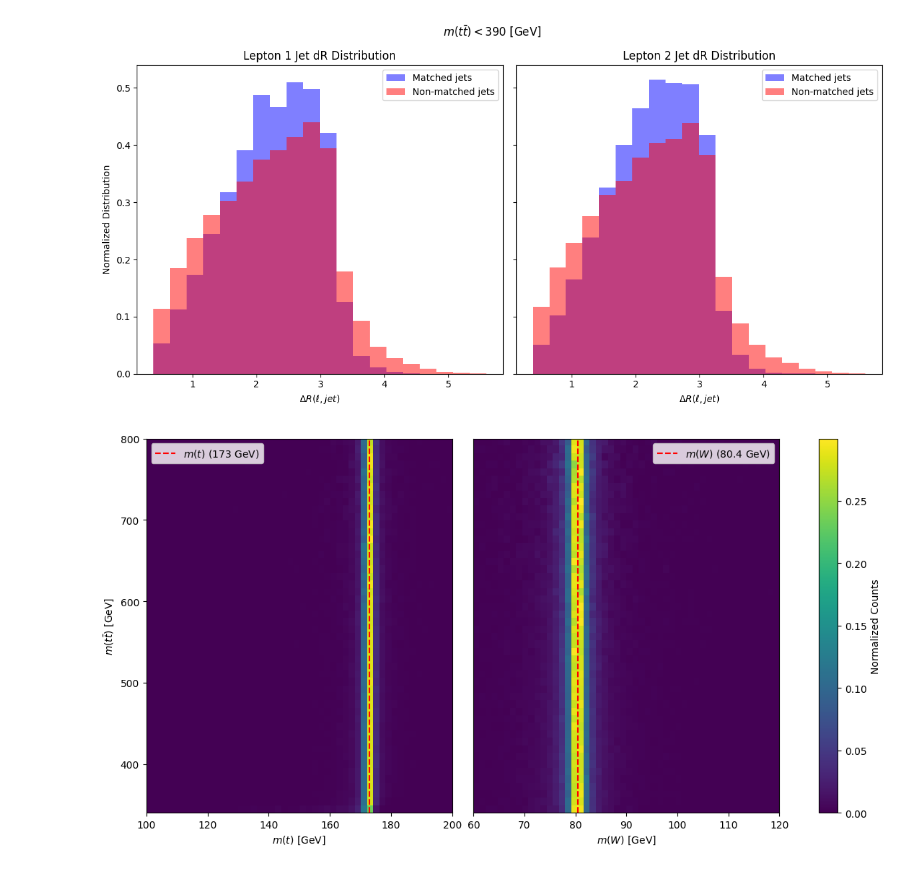
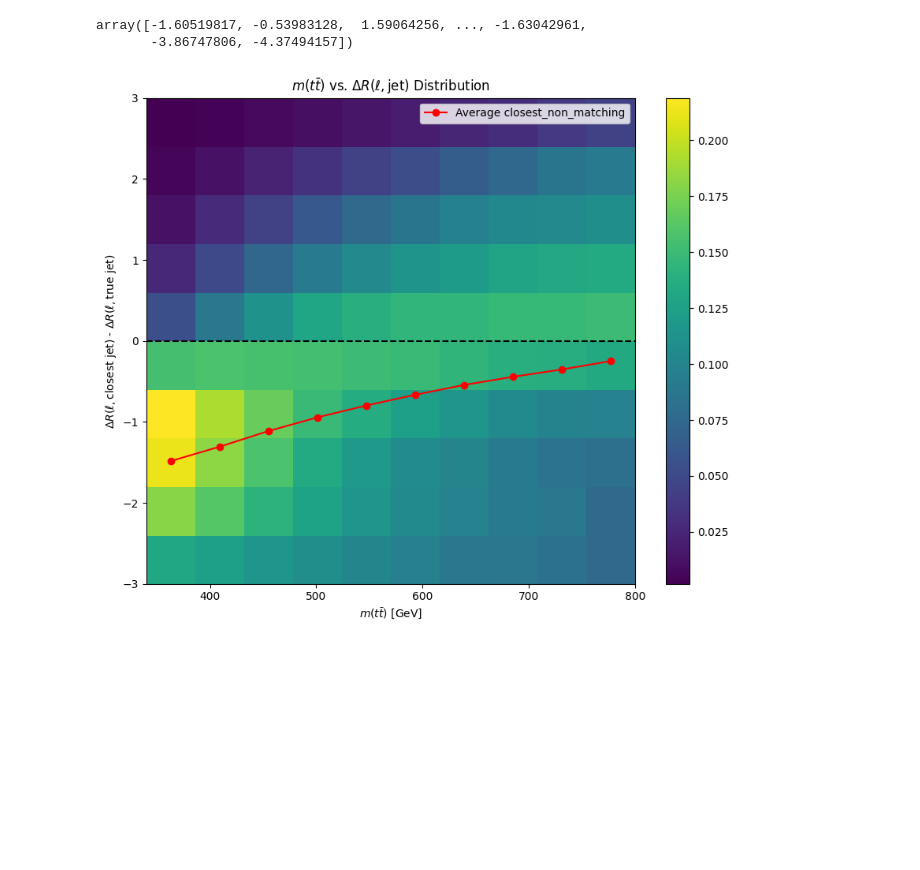
Before and after one commit to simi216/mva-trainer, a Jupyter notebook: notebooks/Feature_plotting.ipynb, the cells around one changed output. Drawn from its saved outputs; the diff is of its cells as text; code cells hidden in the pictures; blank space fills up the shorter version.

```diff
--- a/notebooks/Feature_plotting.ipynb
+++ b/notebooks/Feature_plotting.ipynb
@@ -221,38 +43,24 @@ fig.savefig(PLOTS_DIR + "lepton_jet_mass_distribution.png")
-# %%
-fig, ax = plot_lepton_jet_distributions(jet_dR_lep_jet[ttbar_mass < 390e3], mc_weight[ttbar_mass < 390e3], truth_index[ttbar_mass < 390e3])
-ax[0].set_xlabel("$\Delta R(\ell,jet)$")
-ax[1].set_xlabel("$\Delta R(\ell,jet)$")
-ax[0].set_ylabel("Normalized Distribution")
-ax[0].set_title("Lepton 1 Jet dR Distribution")
-ax[1].set_title("Lepton 2 Jet dR Distribution")
-ax[0].legend()
-ax[1].legend()
-fig.suptitle(r"$m(t\bar{t}) < 390$ [GeV]")
-fig.tight_layout()
-fig.savefig(PLOTS_DIR + "lepton_jet_dR_distribution_m_tt_390Gev.png")
-# %% [output]
-[figure, removed]
-# %%
-fig, ax = plt.subplots(1, 2, figsize=(12, 6))
-top_mass_hist_counts, ttbar_mass_edges, top_mass_edges = np.histogram2d(np.concatenate([ttbar_mass/1e3,ttbar_mass/1e3]), np.concatenate([top_mass/1e3, tbar_mass/1e3]), bins=(50, 50), range =[[ 340, 800],[100, 200]], weights=np.concatenate([mc_weight, mc_weight]) )
-top_mass_hist_counts /= np.sum(top_mass_hist_counts, axis = 1).reshape(-1, 1)  # Normalize the histogram
-im = ax[0].imshow(top_mass_hist_counts, origin='lower', aspect='auto', extent=(top_mass_edges[0], top_mass_edges[-1],ttbar_mass_edges[0], ttbar_mass_edges[-1]), cmap='viridis')
-ax[0].set_xlabel(r"$m(t)$ [GeV]")
-ax[0].set_ylabel(r"$m(t\bar{t})$ [GeV]")
-ax[0].axvline(x=173.0, color='red', linestyle='--', label=r'$m(t)$ (173 GeV)')
-W_mass_hist_counts, ttbar_mass_edges, W_mass_edges = np.histogram2d(np.concatenate([ttbar_mass/1e3,ttbar_mass/1e3]), np.concatenate([W_mass_from_t/1e3,W_mass_from_tbar/1e3]), bins=(50, 50), range =[[340, 800],[ 60, 120]], weights=np.concatenate([mc_weight, mc_weight]) )
-W_mass_hist_counts /= np.sum(W_mass_hist_counts, axis = 1).reshape(-1, 1)  # Normalize the histogram
-im = ax[1].imshow(W_mass_hist_counts, origin='lower', aspect='auto', extent=(W_mass_edges[0], W_mass_edges[-1],ttbar_mass_edges[0], ttbar_mass_edges[-1]), cmap='viridis')
-ax[1].set_xlabel(r"$m(W)$ [GeV]")
-ax[1].set_ylabel(None)
-ax[1].set_yticks([])  # Remove y-ticks for the second plot
-ax[1].axvline(x=80.4, color='red', linestyle='--', label=r'$m(W)$ (80.4 GeV)')
-ax[0].legend(loc='upper left')
-ax[1].legend(loc='upper right')
-
-fig.tight_layout()
-fig.colorbar(im, ax=ax, orientation='vertical', label='Normalized Counts')
-plt.savefig(f"{PLOTS_DIR}/ttbar_mass_vs_top_mass.png")
-# %% [output]
-[figure, removed]
+# %%
+def compute_closest_non_matching_jet(data_dict, padding_value=-999):
+    jet_eta = data_dict['jet'][:, :, 1]
+    jet_phi = data_dict['jet'][:, :, 2]
+    lep_eta = data_dict['lepton'][:,:, 1]
+    lep_phi = data_dict['lepton'][:,:, 2]
+    labels = data_dict['labels']
+    compute_closest_non_matching_jet = np.full((jet_eta.shape[0], 2), -1, dtype=float)
+    for i in range(jet_eta.shape[0]):
+        for lep_idx in range(2):
+            min_dR = float('inf')
+            match_dR = -1
+            for jet_idx in range(jet_eta.shape[1]):
+                if jet_eta[i, jet_idx] == padding_value:
+                    continue
+                if labels[i,jet_idx, lep_idx]:
+                    match_dR = np.sqrt((jet_eta[i, jet_idx] - lep_eta[i, lep_idx])**2 + (jet_phi[i, jet_idx] - lep_phi[i, lep_idx])**2)
+                    continue
+                dR = np.sqrt((jet_eta[i, jet_idx] - lep_eta[i, lep_idx])**2 + (jet_phi[i, jet_idx] - lep_phi[i, lep_idx])**2)
+                if dR < min_dR and not labels[i,jet_idx, lep_idx]:
+                    min_dR = dR
+            compute_closest_non_matching_jet[i, lep_idx] = min_dR - match_dR
+    return np.min(compute_closest_non_matching_jet, axis = 1)
 # %%
@@ -261,0 +71,19 @@ data_plotter.plot_correlation_matrix()
+# %%
+DataProcessor.get_feature_data("custom", "closest_non_matching")
+# %% [output]
+array([-1.60519817, -0.53983128,  1.59064256, ..., -1.63042961,
+       -3.86747806, -4.37494157])
+# %%
+fig, ax = data_plotter.plot_2d_feature_distribution("non_training", "truth_ttbar_mass", "custom", "closest_non_matching", plot_average=True,normalise="x", bins=10, range =[[340e3, 800e3],[-3, 3]], density = True)
+x_ticks = ax.get_xticks()
+x_tick_labels = [f"{int(tick/1e3)}" for tick in x_ticks]
+ax.set_xticks(x_ticks)
+ax.set_xticklabels(x_tick_labels)
+ax.axhline(y=0, color='black', linestyle='--')
+ax.set_xlim(340e3, 800e3)
+ax.set_xlabel(r"$m(t\bar{t})$ [GeV]")
+ax.set_ylabel(r"$\Delta R(\ell,\text{closest jet})$ - $\Delta R(\ell,\text{true jet})$")
+ax.set_title(r"$m(t\bar{t})$ vs. $\Delta R(\ell, \text{jet})$ Distribution")
+plt.savefig(f"{PLOTS_DIR}/ttbar_mass_vs_deltaR_lep_nonmatch.png")
+# %% [output]
+[figure, added]
```
Also changed, not shown: parts of 7 cells of this notebook, 6 other files.
